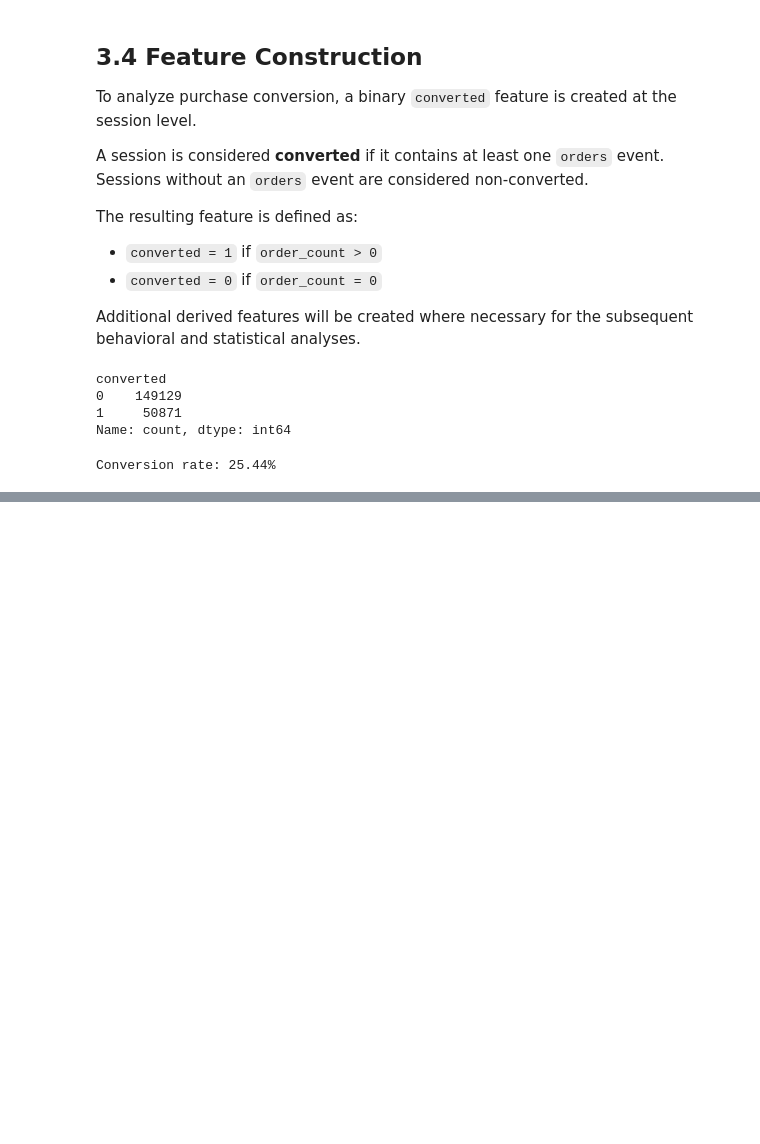
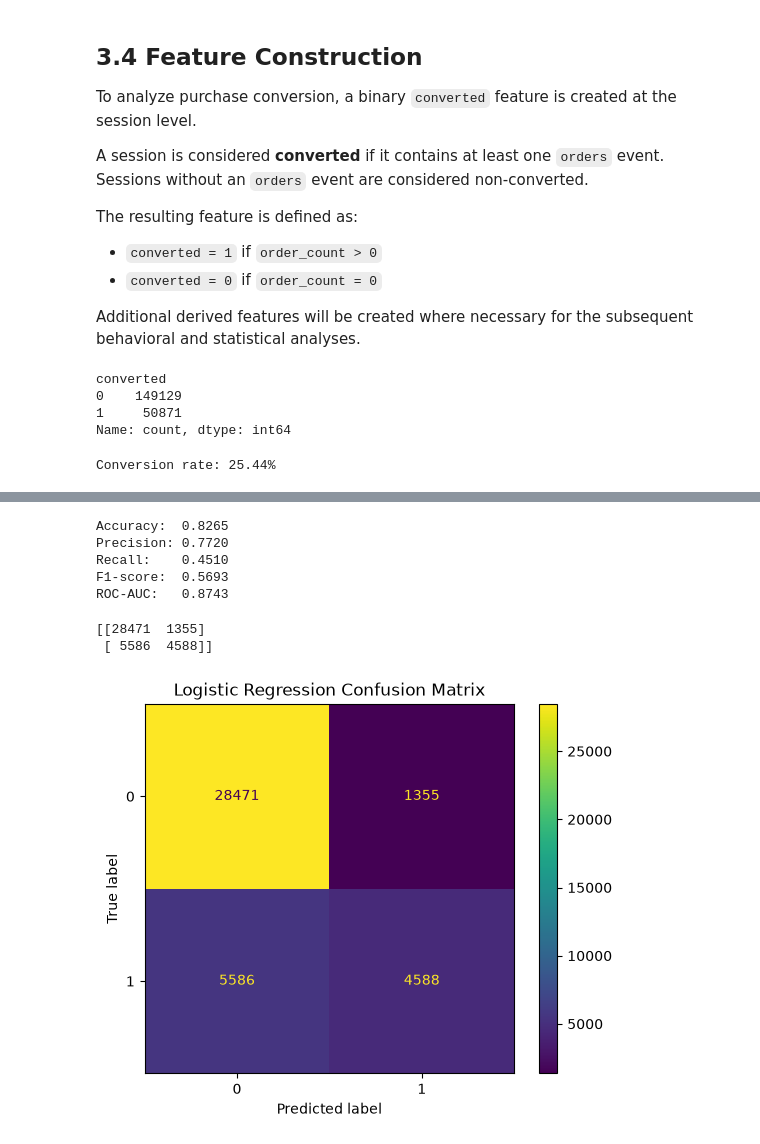
Before and after one commit to Ahmet-Can-Urhan/otto-conversion-analysis, a Jupyter notebook: notebooks/OTTO_Conversion_Analysis.ipynb, the cells around one changed output, grey strips where cells are left out. Drawn from its saved outputs; the diff is of its cells as text; code cells hidden in the pictures; blank space fills up the shorter version.

```diff
--- a/notebooks/OTTO_Conversion_Analysis.ipynb
+++ b/notebooks/OTTO_Conversion_Analysis.ipynb
@@ -496,0 +593,14 @@ These features provide the basis for the behavioral, conversion, funnel, and ass
+# %%
+X_train, X_test, y_train, y_test = train_test_split(
+    X,
+    y,
+    test_size=0.20,
+    random_state=42,
+    stratify=y
+)
+
+print("Training set:", X_train.shape)
+print("Test set:", X_test.shape)
+
+print("\nTraining conversion rate:", y_train.mean())
+print("Test conversion rate:", y_test.mean())
@@ -496,0 +619,13 @@ These features provide the basis for the behavioral, conversion, funnel, and ass
+# %%
+from sklearn.pipeline import Pipeline
+from sklearn.preprocessing import StandardScaler
+from sklearn.linear_model import LogisticRegression
+
+logistic_model = Pipeline([
+    ("scaler", StandardScaler()),
+    ("classifier", LogisticRegression(random_state=42, max_iter=1000))
+])
+
+logistic_model.fit(X_train, y_train)
+
+print("Logistic Regression model trained successfully.")
@@ -496,0 +634,5 @@ These features provide the basis for the behavioral, conversion, funnel, and ass
+# %%
+y_pred_lr = logistic_model.predict(X_test)
+y_prob_lr = logistic_model.predict_proba(X_test)[:, 1]
+
+print("Predictions generated successfully.")
@@ -496,0 +645,41 @@ These features provide the basis for the behavioral, conversion, funnel, and ass
+# %%
+from sklearn.metrics import (
+    accuracy_score,
+    precision_score,
+    recall_score,
+    f1_score,
+    roc_auc_score
+)
+
+lr_accuracy = accuracy_score(y_test, y_pred_lr)
+lr_precision = precision_score(y_test, y_pred_lr)
+lr_recall = recall_score(y_test, y_pred_lr)
+lr_f1 = f1_score(y_test, y_pred_lr)
+lr_roc_auc = roc_auc_score(y_test, y_prob_lr)
+
+print(f"Accuracy:  {lr_accuracy:.4f}")
+print(f"Precision: {lr_precision:.4f}")
+print(f"Recall:    {lr_recall:.4f}")
+print(f"F1-score:  {lr_f1:.4f}")
+print(f"ROC-AUC:   {lr_roc_auc:.4f}")
+# %% [output]
+Accuracy:  0.8265
+Precision: 0.7720
+Recall:    0.4510
+F1-score:  0.5693
+ROC-AUC:   0.8743
+# %%
+from sklearn.metrics import confusion_matrix, ConfusionMatrixDisplay
+import matplotlib.pyplot as plt
+
+cm_lr = confusion_matrix(y_test, y_pred_lr)
+
+print(cm_lr)
+
+ConfusionMatrixDisplay(confusion_matrix=cm_lr).plot()
+plt.title("Logistic Regression Confusion Matrix")
+plt.show()
+# %% [output]
+[[28471  1355]
+ [ 5586  4588]]
+[figure, added]
```
Also changed, not shown: parts of 42 cells of this notebook.
